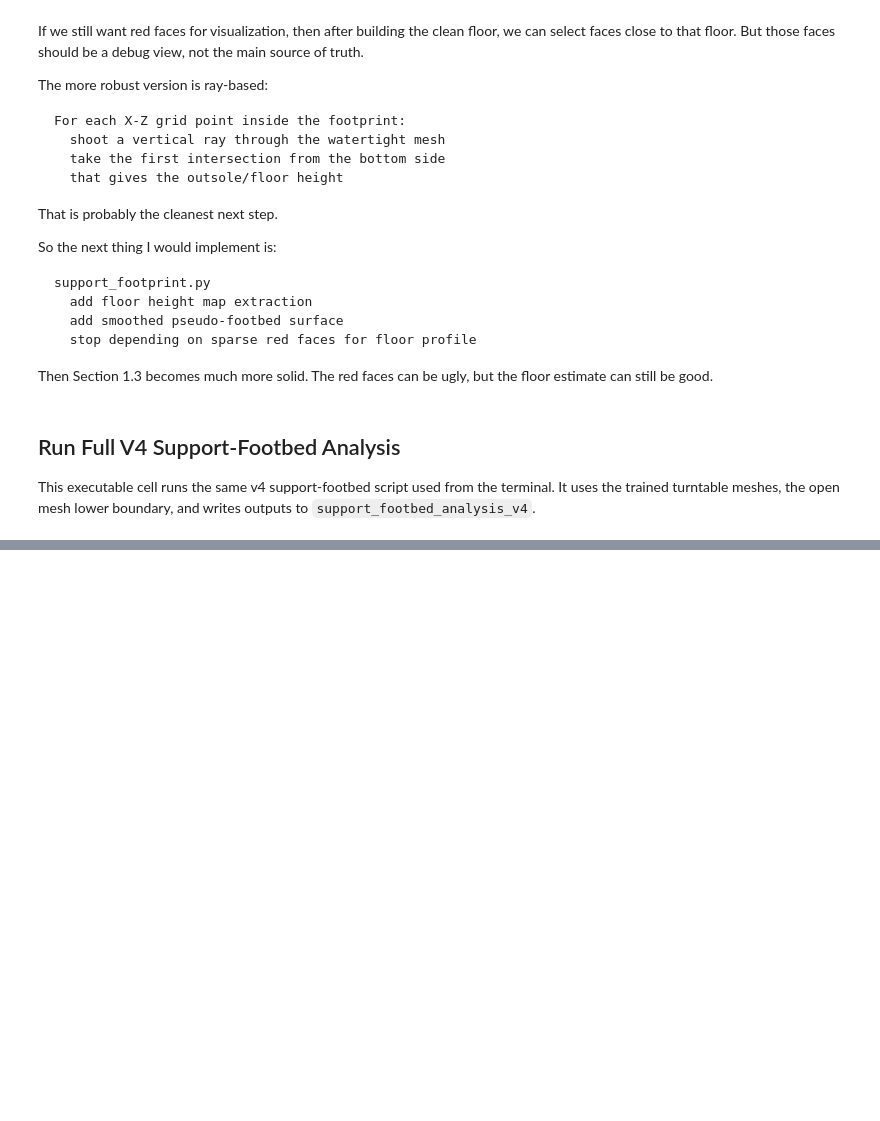
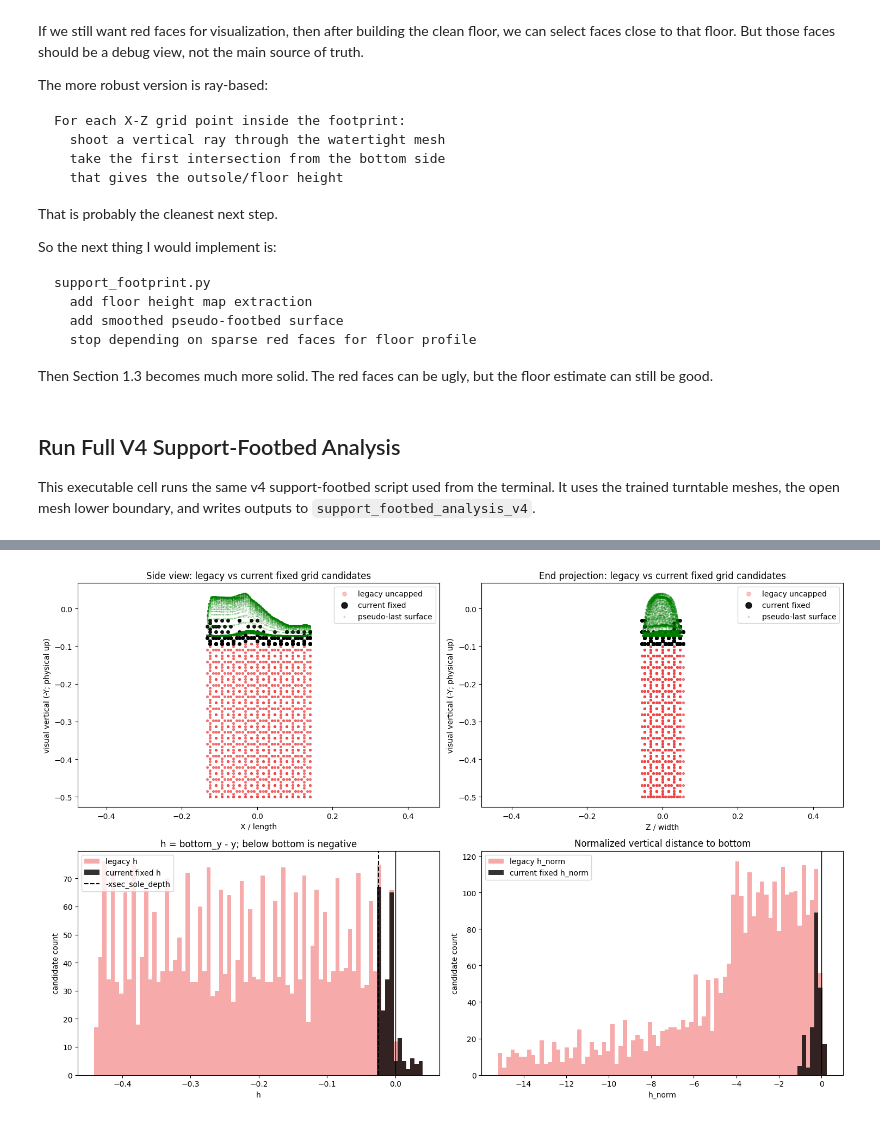
Before and after one commit to 08Abhinay/Shell_Gaussian, a Jupyter notebook: FootShellGaussian/notebooks/foot_support_footbed_playground.ipynb, the cells around one changed output, grey strips where cells are left out. Cells and saved outputs as stored; diff of their text form; code cells hidden in the pictures; blank space fills up the shorter version.

```diff
--- a/FootShellGaussian/notebooks/foot_support_footbed_playground.ipynb
+++ b/FootShellGaussian/notebooks/foot_support_footbed_playground.ipynb
@@ -416,0 +877,74 @@ else:
+# %%
+# Visualize legacy-uncapped vs current fixed grid candidates and their vertical distance from the pseudo-last bottom.
+legacy_pts = _to_numpy(grid_verts[legacy_uncapped_idx]) if legacy_uncapped_idx.numel() else np.zeros((0, 3), dtype=np.float32)
+current_pts = _to_numpy(grid_verts[current_idx]) if current_idx.numel() else np.zeros((0, 3), dtype=np.float32)
+legacy_h = _to_numpy(coords_grid['h'][legacy_uncapped_idx]) if legacy_uncapped_idx.numel() else np.array([])
+current_h = _to_numpy(coords_grid['h'][current_idx]) if current_idx.numel() else np.array([])
+legacy_hn = _to_numpy(coords_grid['h_norm'][legacy_uncapped_idx]) if legacy_uncapped_idx.numel() else np.array([])
+current_hn = _to_numpy(coords_grid['h_norm'][current_idx]) if current_idx.numel() else np.array([])
+
+fig, axes = plt.subplots(2, 2, figsize=(15, 10))
+
+ax = axes[0, 0]
+if legacy_pts.shape[0]:
+    ax.scatter(legacy_pts[:, 0], -legacy_pts[:, 1], s=7, c='#ef4444', alpha=0.30, label='legacy uncapped')
+if current_pts.shape[0]:
+    ax.scatter(current_pts[:, 0], -current_pts[:, 1], s=16, c='#000000', alpha=0.90, label='current fixed')
+surf = _to_numpy(pseudo_prior.surface_points)
+surf_s = surf[np.random.default_rng(4).choice(surf.shape[0], min(surf.shape[0], 10000), replace=False)]
+ax.scatter(surf_s[:, 0], -surf_s[:, 1], s=1, c='#008000', alpha=0.16, label='pseudo-last surface')
+ax.set_title('Side view: legacy vs current fixed grid candidates')
+ax.set_xlabel('X / length')
+ax.set_ylabel('visual vertical (-Y; physical up)')
+ax.legend(markerscale=2)
+ax.axis('equal')
+
+ax = axes[0, 1]
+if legacy_pts.shape[0]:
+    ax.scatter(legacy_pts[:, 2], -legacy_pts[:, 1], s=7, c='#ef4444', alpha=0.30, label='legacy uncapped')
+if current_pts.shape[0]:
+    ax.scatter(current_pts[:, 2], -current_pts[:, 1], s=16, c='#000000', alpha=0.90, label='current fixed')
+ax.scatter(surf_s[:, 2], -surf_s[:, 1], s=1, c='#008000', alpha=0.16, label='pseudo-last surface')
+ax.set_title('End projection: legacy vs current fixed grid candidates')
+ax.set_xlabel('Z / width')
+ax.set_ylabel('visual vertical (-Y; physical up)')
+ax.legend(markerscale=2)
+ax.axis('equal')
+
+ax = axes[1, 0]
+if legacy_h.size or current_h.size:
+    all_h = np.concatenate([arr for arr in [legacy_h, current_h] if arr.size])
+    bins = np.linspace(max(all_h.min(), -0.45), max(all_h.max(), 0.02), 80)
+else:
+    bins = 40
+if legacy_h.size:
+    ax.hist(legacy_h, bins=bins, alpha=0.45, color='#ef4444', label='legacy h')
+if current_h.size:
+    ax.hist(current_h, bins=bins, alpha=0.80, color='#000000', label='current fixed h')
+ax.axvline(-float(pseudo_prior.config.xsec_sole_depth), color='black', linestyle='--', label='-xsec_sole_depth')
+ax.axvline(0.0, color='black', linewidth=1)
+ax.set_title('h = bottom_y - y; below bottom is negative')
+ax.set_xlabel('h')
+ax.set_ylabel('candidate count')
+ax.legend()
+
+ax = axes[1, 1]
+if legacy_hn.size or current_hn.size:
+    all_hn = np.concatenate([arr for arr in [legacy_hn, current_hn] if arr.size])
+    bins = np.linspace(max(np.percentile(all_hn, 1), -20), min(np.percentile(all_hn, 99), 2), 80)
+else:
+    bins = 40
+if legacy_hn.size:
+    ax.hist(legacy_hn, bins=bins, alpha=0.45, color='#ef4444', label='legacy h_norm')
+if current_hn.size:
+    ax.hist(current_hn, bins=bins, alpha=0.80, color='#000000', label='current fixed h_norm')
+ax.axvline(0.0, color='black', linewidth=1)
+ax.set_title('Normalized vertical distance to bottom')
+ax.set_xlabel('h_norm')
+ax.set_ylabel('candidate count')
+ax.legend()
+
+fig.tight_layout()
+plt.show()
+# %% [output]
+[figure, added]
```
Also changed, not shown: parts of 16 cells of this notebook, 24 other files.
